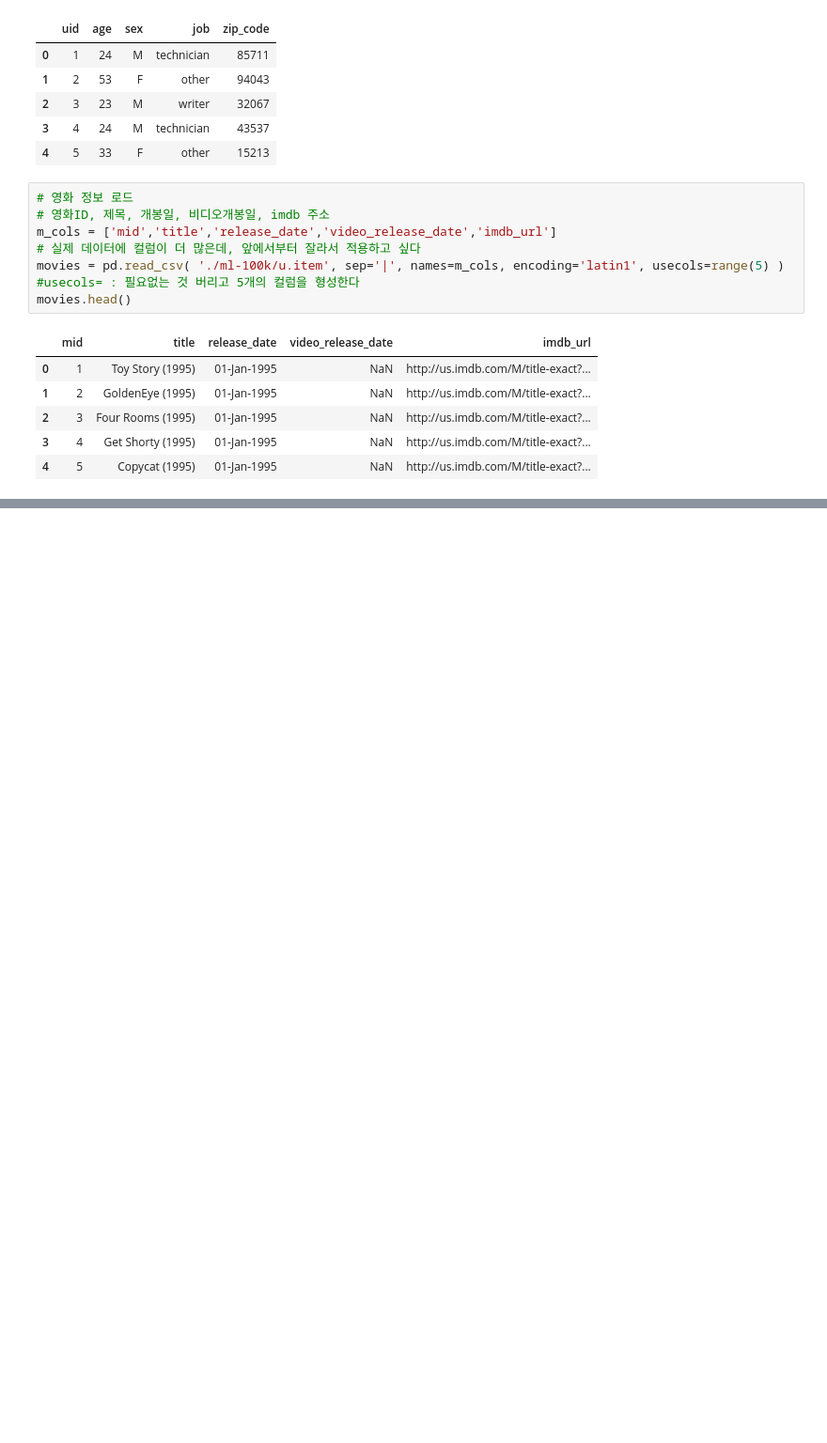
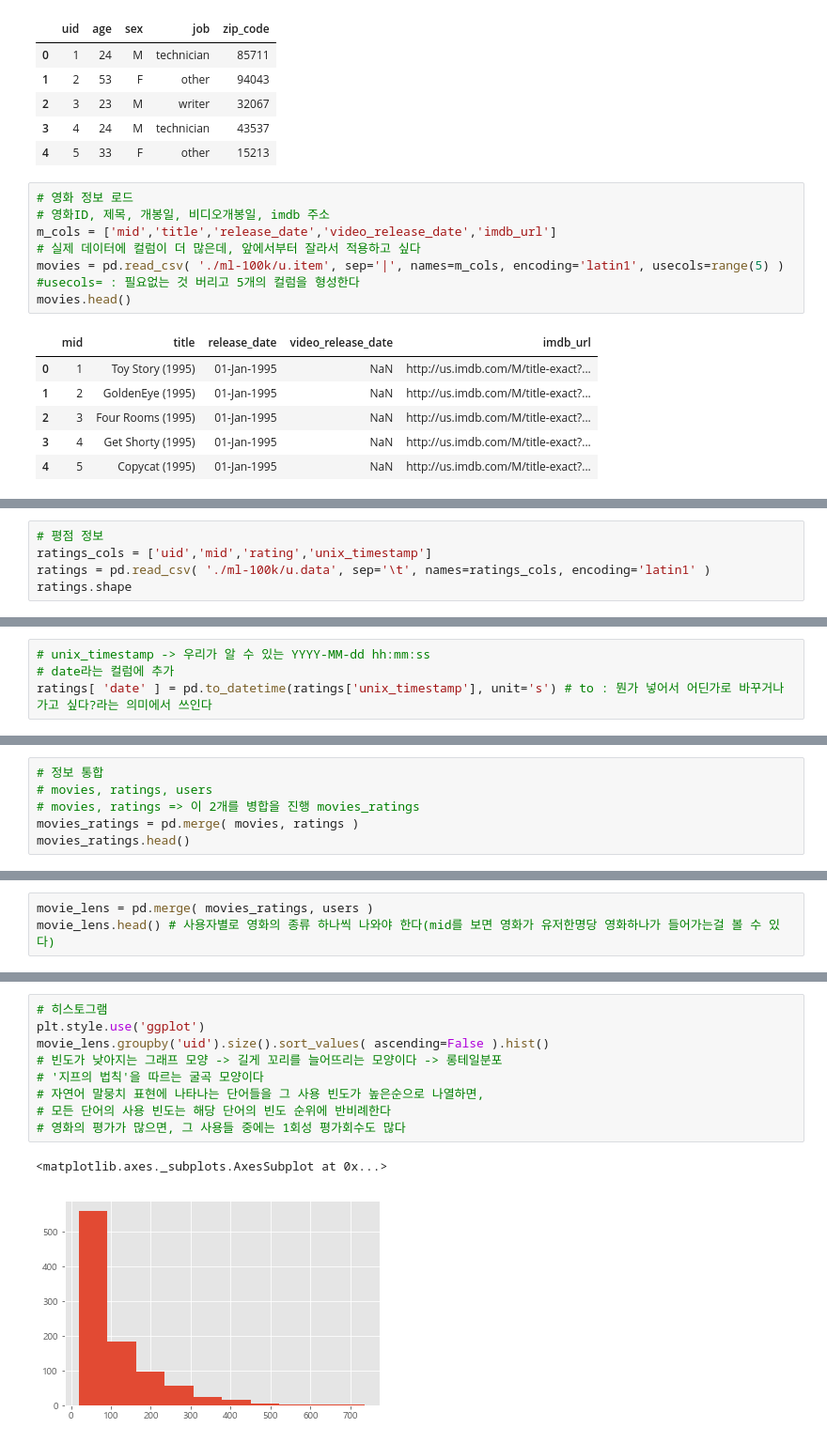
Before and after one commit to JeongsuMoon1/py_projects, a Jupyter notebook: ml/extend/추천 시스템_영화 평점 데이터를 기반으로.ipynb, the cells around one changed output, grey strips where cells are left out. Shown at 94% size. Cells and saved outputs as stored; diff of their text form; blank space fills up the shorter version.

```diff
--- a/ml/extend/추천 시스템_영화 평점 데이터를 기반으로.ipynb
+++ b/ml/extend/추천 시스템_영화 평점 데이터를 기반으로.ipynb
@@ -36,0 +46,5 @@ movies.head()
+# %%
+# 평점 정보
+ratings_cols = ['uid','mid','rating','unix_timestamp']
+ratings = pd.read_csv( './ml-100k/u.data', sep='\t', names=ratings_cols, encoding='latin1' )
+ratings.shape
@@ -36,0 +62,4 @@ movies.head()
+# %%
+# unix_timestamp -> 우리가 알 수 있는 YYYY-MM-dd hh:mm:ss
+# date라는 컬럼에 추가
+ratings[ 'date' ] = pd.to_datetime(ratings['unix_timestamp'], unit='s') # to : 뭔가 넣어서 어딘가로 바꾸거나 가고 싶다?라는 의미에서 쓰인다
@@ -36,0 +77,6 @@ movies.head()
+# %%
+# 정보 통합
+# movies, ratings, users
+# movies, ratings => 이 2개를 병합을 진행 movies_ratings
+movies_ratings = pd.merge( movies, ratings )
+movies_ratings.head()
@@ -36,0 +94,3 @@ movies.head()
+# %%
+movie_lens = pd.merge( movies_ratings, users )
+movie_lens.head() # 사용자별로 영화의 종류 하나씩 나와야 한다(mid를 보면 영화가 유저한명당 영화하나가 들어가는걸 볼 수 있다)
@@ -36,0 +209,12 @@ movies.head()
+# %%
+# 히스토그램
+plt.style.use('ggplot')
+movie_lens.groupby('uid').size().sort_values( ascending=False ).hist()
+# 빈도가 낮아지는 그래프 모양 -> 길게 꼬리를 늘어뜨리는 모양이다 -> 롱테일분포
+# '지프의 법칙'을 따르는 굴곡 모양이다
+# 자연어 말뭉치 표현에 나타나는 단어들을 그 사용 빈도가 높은순으로 나열하면,
+# 모든 단어의 사용 빈도는 해당 단어의 빈도 순위에 반비례한다
+# 영화의 평가가 많으면, 그 사용들 중에는 1회성 평가회수도 많다
+# %% [output]
+<matplotlib.axes._subplots.AxesSubplot at 0x...>
+[figure, added]
```
Also changed, not shown: parts of 32 cells of this notebook, 2 other files.
